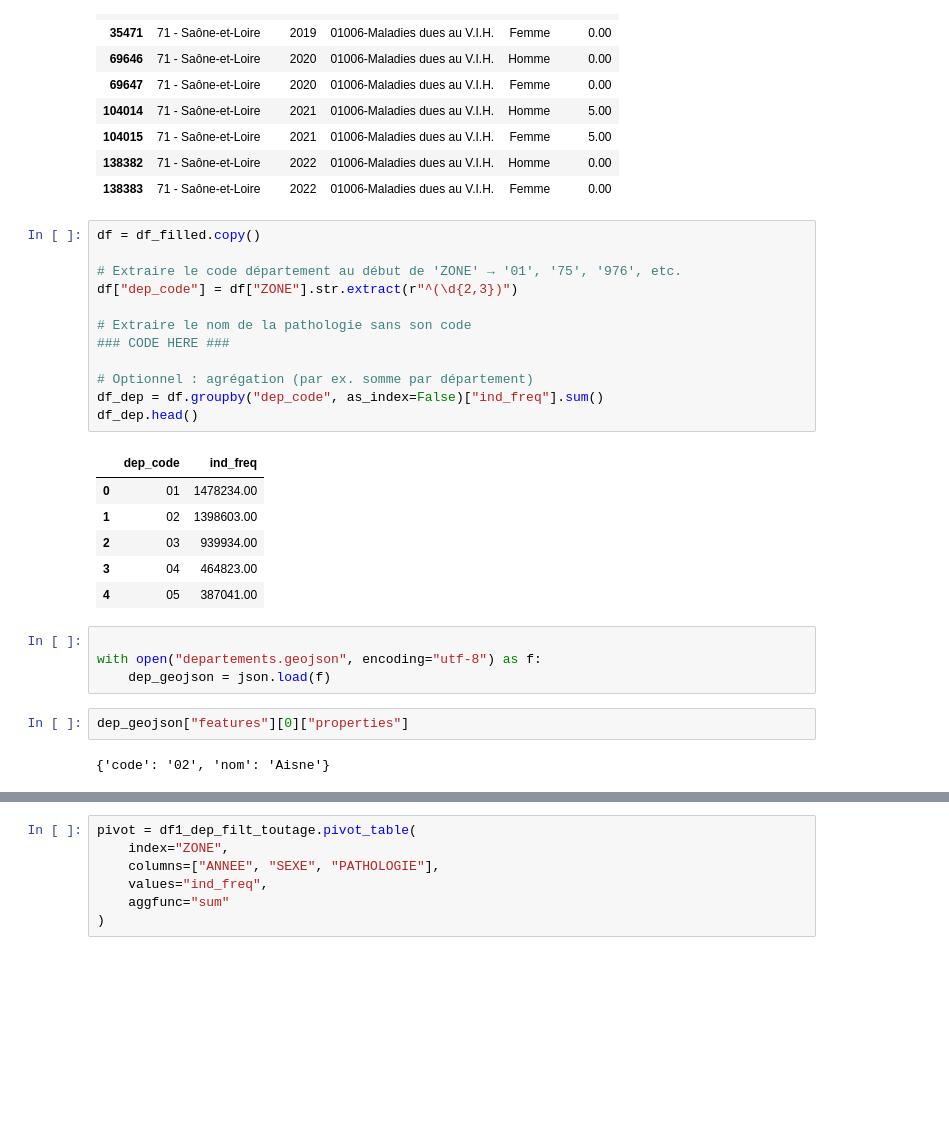
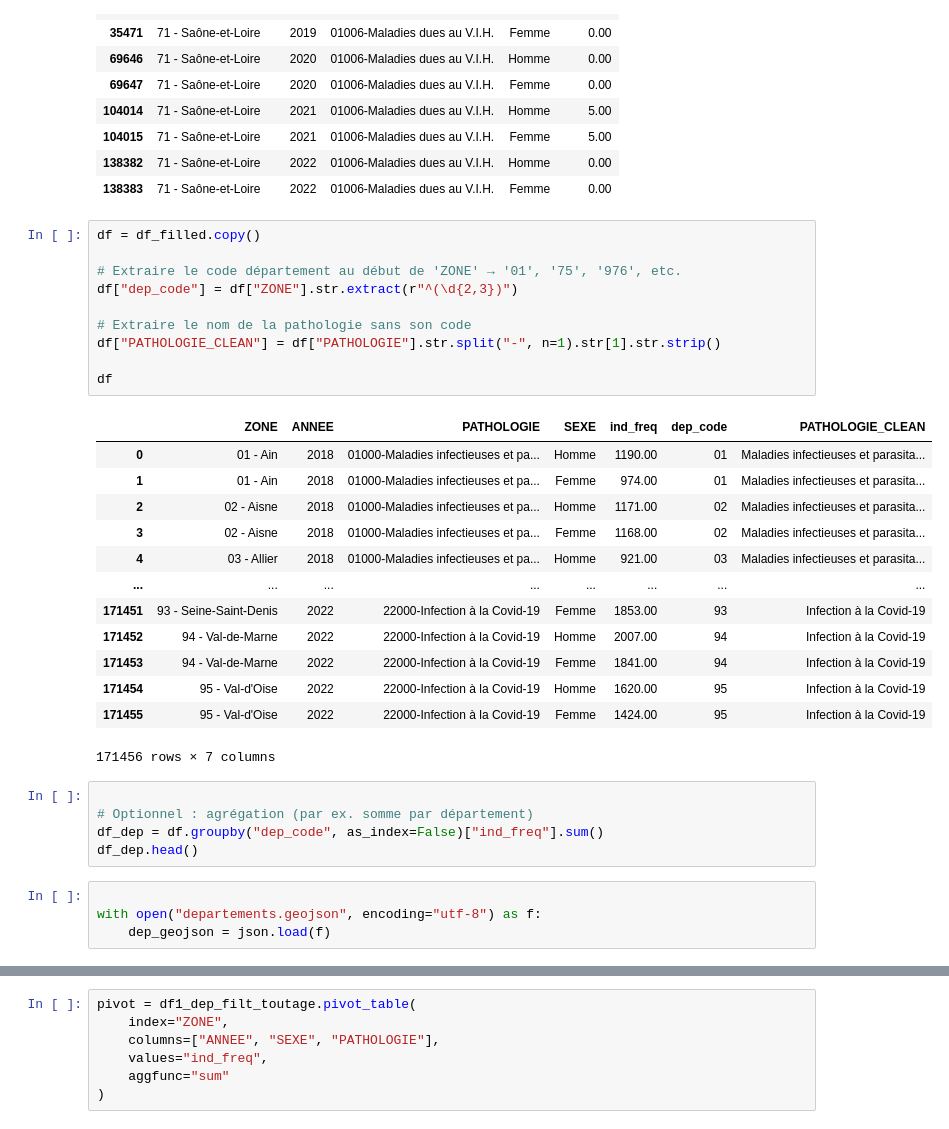
Before and after one commit to J-J-Allison/data_management_projet, a Jupyter notebook: traitement.ipynb, the cells around one changed output, grey strips where cells are left out. Drawn from its saved outputs; the diff is of its cells as text; blank space fills up the shorter version.

```diff
--- a/traitement.ipynb
+++ b/traitement.ipynb
@@ -204,28 +205,34 @@ df_filled[
 # %%
 df = df_filled.copy()
 
 # Extraire le code département au début de 'ZONE' → '01', '75', '976', etc.
 df["dep_code"] = df["ZONE"].str.extract(r"^(\d{2,3})")
 
 # Extraire le nom de la pathologie sans son code
-### CODE HERE ###
+df["PATHOLOGIE_CLEAN"] = df["PATHOLOGIE"].str.split("-", n=1).str[1].str.strip()
 
-# Optionnel : agrégation (par ex. somme par département)
-df_dep = df.groupby("dep_code", as_index=False)["ind_freq"].sum()
-df_dep.head()
+df
 # %% [output]
-|  | dep_code | ind_freq |
-| 0 | 01 | 1478234.00 |
-| 1 | 02 | 1398603.00 |
-| 2 | 03 | 939934.00 |
-| 3 | 04 | 464823.00 |
-| 4 | 05 | 387041.00 |
+|  | ZONE | ANNEE | PATHOLOGIE | SEXE | ind_freq | dep_code | PATHOLOGIE_CLEAN |
+| 0 | 01 - Ain | 2018 | 01000-Maladies infectieuses et pa... | Homme | 1190.00 | 01 | Maladies infectieuses et parasita... |
+| 1 | 01 - Ain | 2018 | 01000-Maladies infectieuses et pa... | Femme | 974.00 | 01 | Maladies infectieuses et parasita... |
+| 2 | 02 - Aisne | 2018 | 01000-Maladies infectieuses et pa... | Homme | 1171.00 | 02 | Maladies infectieuses et parasita... |
+| 3 | 02 - Aisne | 2018 | 01000-Maladies infectieuses et pa... | Femme | 1168.00 | 02 | Maladies infectieuses et parasita... |
+| 4 | 03 - Allier | 2018 | 01000-Maladies infectieuses et pa... | Homme | 921.00 | 03 | Maladies infectieuses et parasita... |
+| ... | ... | ... | ... | ... | ... | ... | ... |
+| 171451 | 93 - Seine-Saint-Denis | 2022 | 22000-Infection à la Covid-19 | Femme | 1853.00 | 93 | Infection à la Covid-19 |
+| 171452 | 94 - Val-de-Marne | 2022 | 22000-Infection à la Covid-19 | Homme | 2007.00 | 94 | Infection à la Covid-19 |
+| 171453 | 94 - Val-de-Marne | 2022 | 22000-Infection à la Covid-19 | Femme | 1841.00 | 94 | Infection à la Covid-19 |
+| 171454 | 95 - Val-d'Oise | 2022 | 22000-Infection à la Covid-19 | Homme | 1620.00 | 95 | Infection à la Covid-19 |
+| 171455 | 95 - Val-d'Oise | 2022 | 22000-Infection à la Covid-19 | Femme | 1424.00 | 95 | Infection à la Covid-19 |
+171456 rows × 7 columns
+# %%
+
+# Optionnel : agrégation (par ex. somme par département)
+df_dep = df.groupby("dep_code", as_index=False)["ind_freq"].sum()
+df_dep.head()
 # %%
 
 with open("departements.geojson", encoding="utf-8") as f:
     dep_geojson = json.load(f)
-# %%
-dep_geojson["features"][0]["properties"]
-# %% [output]
-{'code': '02', 'nom': 'Aisne'}
 # %%
```
Also changed, not shown: parts of 2 cells of this notebook.
